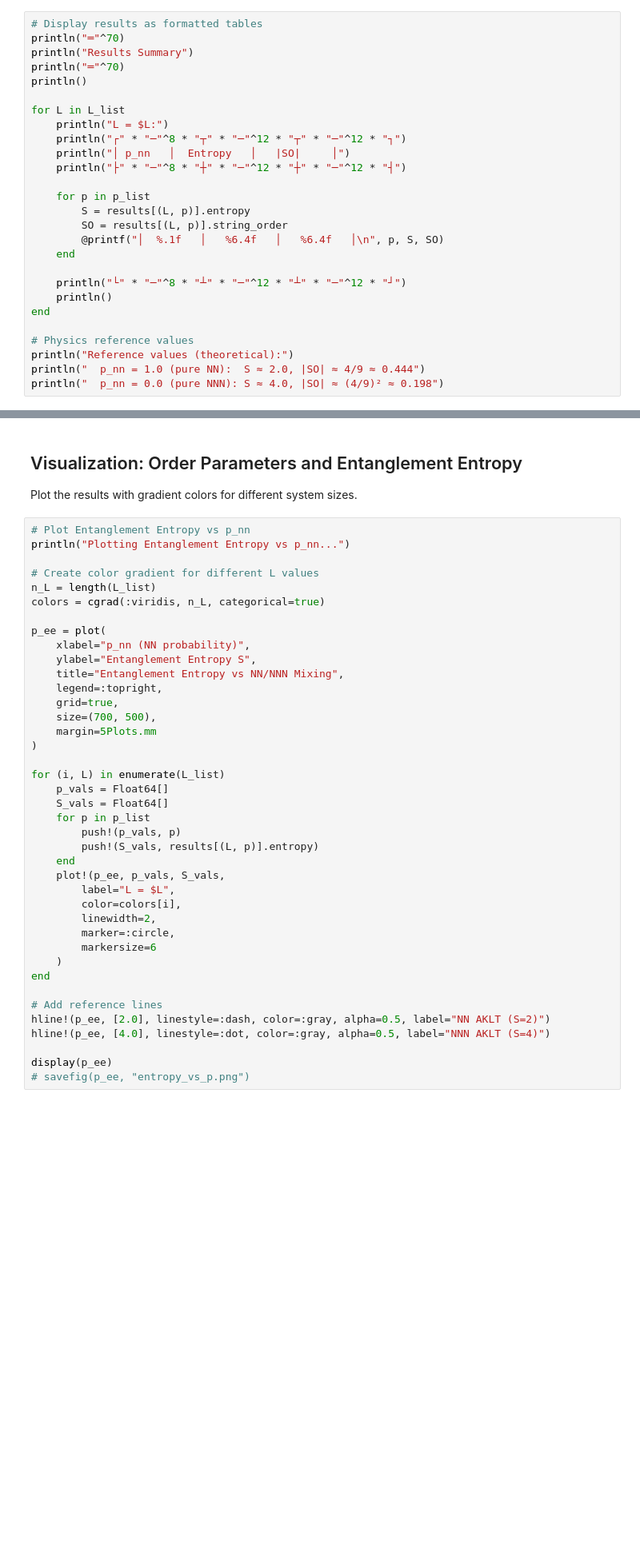
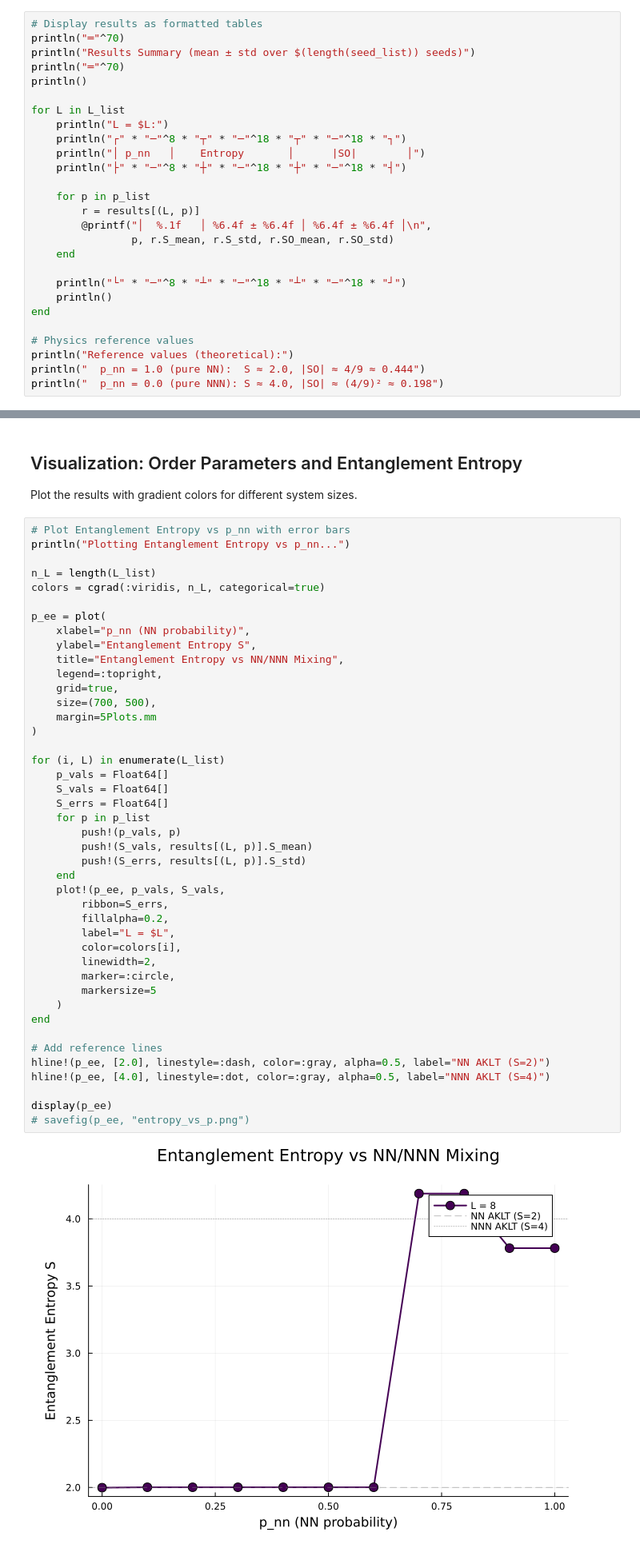
Before and after one commit to hainingpan/QuantumCircuitsMPS.jl, a Jupyter notebook: examples/AKLT_forcedmeas.ipynb, the cells around one changed output, grey strips where cells are left out. Shown at 80% size. Cells and saved outputs as stored; diff of their text form; blank space fills up the shorter version.

```diff
--- a/examples/AKLT_forcedmeas.ipynb
+++ b/examples/AKLT_forcedmeas.ipynb
@@ -341,23 +355,23 @@ System size L = 8
 # %%
 # Display results as formatted tables
 println("═"^70)
-println("Results Summary")
+println("Results Summary (mean ± std over $(length(seed_list)) seeds)")
 println("═"^70)
 println()
 
 for L in L_list
     println("L = $L:")
-    println("┌" * "─"^8 * "┬" * "─"^12 * "┬" * "─"^12 * "┐")
-    println("│ p_nn   │  Entropy   │   |SO|     │")
-    println("├" * "─"^8 * "┼" * "─"^12 * "┼" * "─"^12 * "┤")
+    println("┌" * "─"^8 * "┬" * "─"^18 * "┬" * "─"^18 * "┐")
+    println("│ p_nn   │    Entropy       │      |SO|        │")
+    println("├" * "─"^8 * "┼" * "─"^18 * "┼" * "─"^18 * "┤")
 
     for p in p_list
-        S = results[(L, p)].entropy
-        SO = results[(L, p)].string_order
-        @printf("│  %.1f   │   %6.4f   │   %6.4f   │\n", p, S, SO)
+        r = results[(L, p)]
+        @printf("│  %.1f   │ %6.4f ± %6.4f │ %6.4f ± %6.4f │\n",
+                p, r.S_mean, r.S_std, r.SO_mean, r.SO_std)
     end
 
-    println("└" * "─"^8 * "┴" * "─"^12 * "┴" * "─"^12 * "┘")
+    println("└" * "─"^8 * "┴" * "─"^18 * "┴" * "─"^18 * "┘")
     println()
 end
 
@@ -397,10 +411,9 @@ Reference values (theoretical):
 
 Plot the results with gradient colors for different system sizes.
 # %%
-# Plot Entanglement Entropy vs p_nn
+# Plot Entanglement Entropy vs p_nn with error bars
 println("Plotting Entanglement Entropy vs p_nn...")
 
-# Create color gradient for different L values
 n_L = length(L_list)
 colors = cgrad(:viridis, n_L, categorical=true)
 
@@ -408,33 +421,38 @@ p_ee = plot(
     xlabel="p_nn (NN probability)",
     ylabel="Entanglement Entropy S",
     title="Entanglement Entropy vs NN/NNN Mixing",
     legend=:topright,
     grid=true,
     size=(700, 500),
     margin=5Plots.mm
 )
 
 for (i, L) in enumerate(L_list)
     p_vals = Float64[]
     S_vals = Float64[]
+    S_errs = Float64[]
     for p in p_list
         push!(p_vals, p)
-        push!(S_vals, results[(L, p)].entropy)
+        push!(S_vals, results[(L, p)].S_mean)
+        push!(S_errs, results[(L, p)].S_std)
     end
     plot!(p_ee, p_vals, S_vals,
+        ribbon=S_errs,
+        fillalpha=0.2,
         label="L = $L",
         color=colors[i],
         linewidth=2,
         marker=:circle,
-        markersize=6
+        markersize=5
     )
 end
 
 # Add reference lines
 hline!(p_ee, [2.0], linestyle=:dash, color=:gray, alpha=0.5, label="NN AKLT (S=2)")
 hline!(p_ee, [4.0], linestyle=:dot, color=:gray, alpha=0.5, label="NNN AKLT (S=4)")
 
 display(p_ee)
 # savefig(p_ee, "entropy_vs_p.png")
 # %% [output]
+[figure, added]
 Plotting Entanglement Entropy vs p_nn...
```
Also changed, not shown: parts of 9 cells of this notebook.
